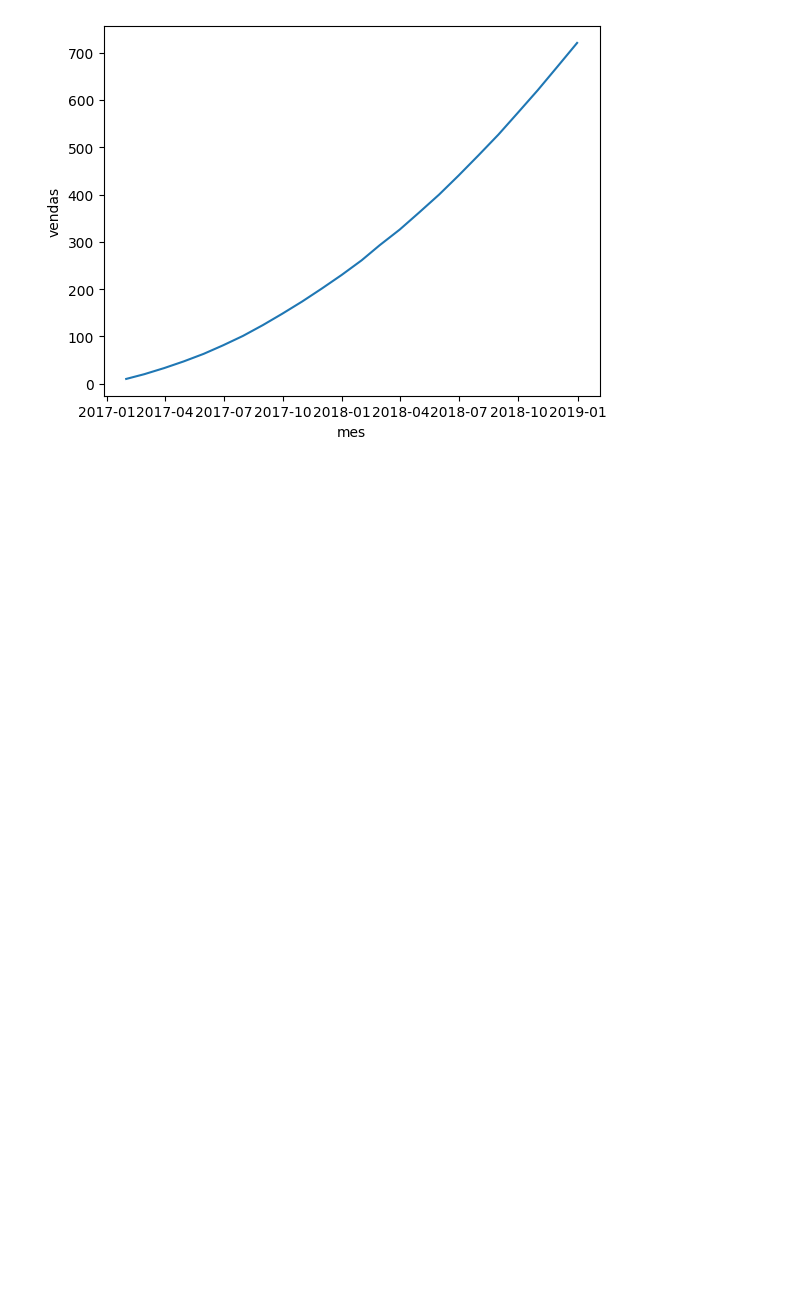
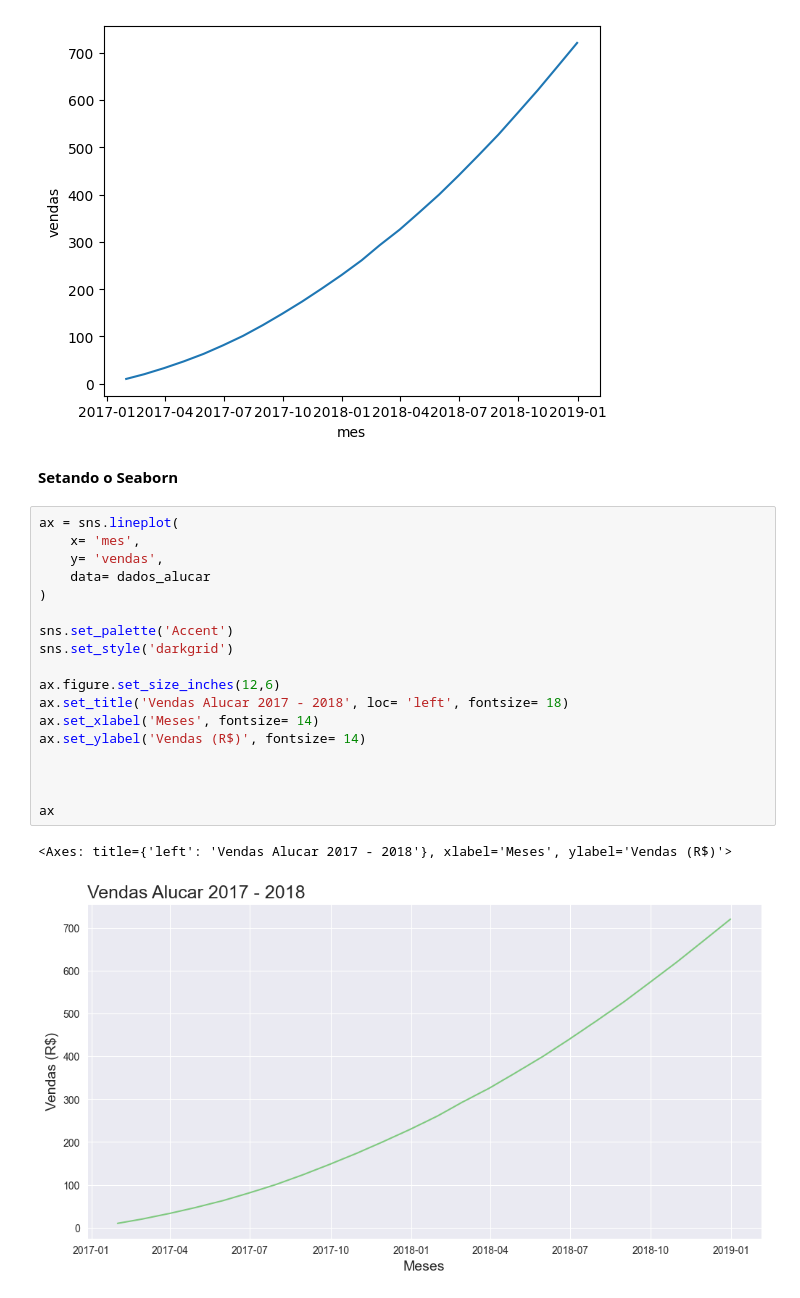
Before and after one commit to bdpcampos/datascience, a Jupyter notebook: Cursos Data Science/7 - Data Science - analise de series temporais/notebook_do_curso_Time_Series.ipynb, the cells around one changed output. Drawn from its saved outputs; the diff is of its cells as text; blank space fills up the shorter version.

```diff
--- a/Cursos Data Science/7 - Data Science - analise de series temporais/notebook_do_curso_Time_Series.ipynb
+++ b/Cursos Data Science/7 - Data Science - analise de series temporais/notebook_do_curso_Time_Series.ipynb
@@ -87,3 +87,26 @@ sns.lineplot(
 # %% [output]
 <Axes: xlabel='mes', ylabel='vendas'>
 [figure]
+# %% [markdown]
+**Setando o Seaborn**
+# %%
+ax = sns.lineplot(
+    x= 'mes',
+    y= 'vendas',
+    data= dados_alucar
+)
+
+sns.set_palette('Accent')
+sns.set_style('darkgrid')
+
+ax.figure.set_size_inches(12,6)
+ax.set_title('Vendas Alucar 2017 - 2018', loc= 'left', fontsize= 18)
+ax.set_xlabel('Meses', fontsize= 14)
+ax.set_ylabel('Vendas (R$)', fontsize= 14)
+
+
+
+ax
+# %% [output]
+<Axes: title={'left': 'Vendas Alucar 2017 - 2018'}, xlabel='Meses', ylabel='Vendas (R$)'>
+[figure, added]
```
Also changed, not shown: parts of 16 cells of this notebook.
